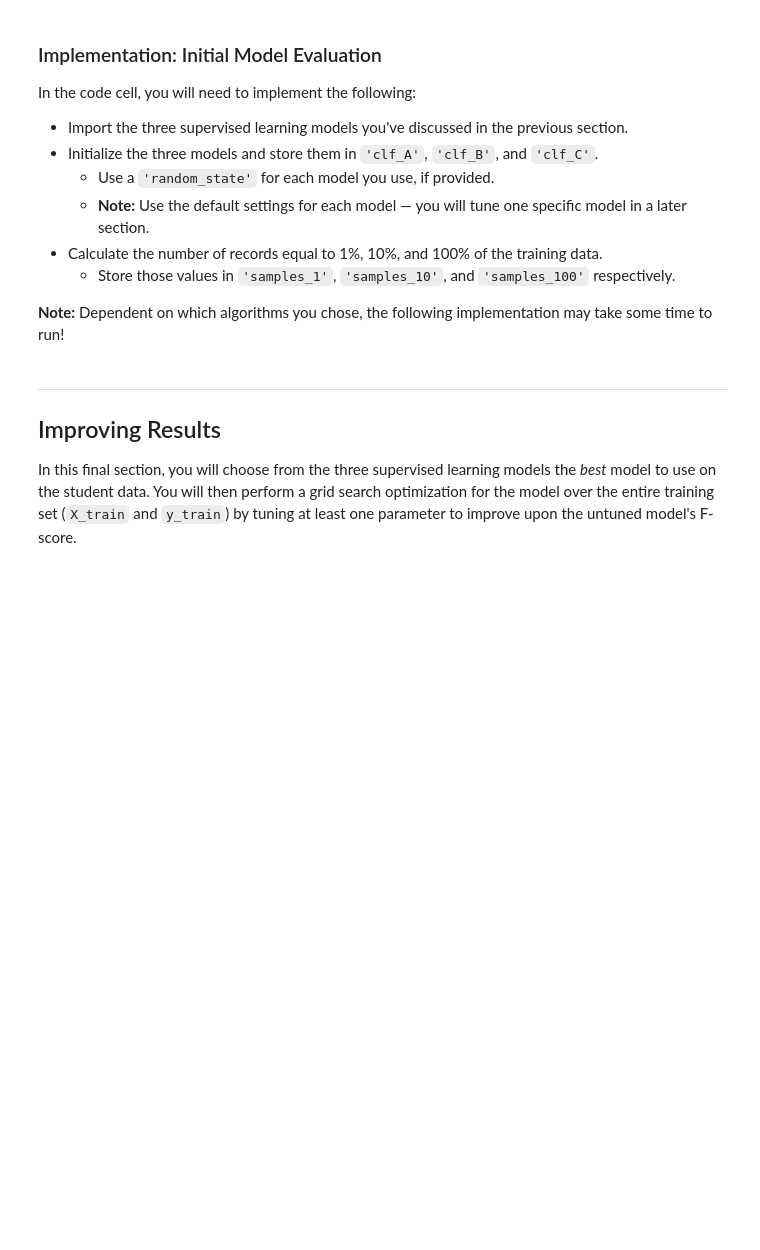
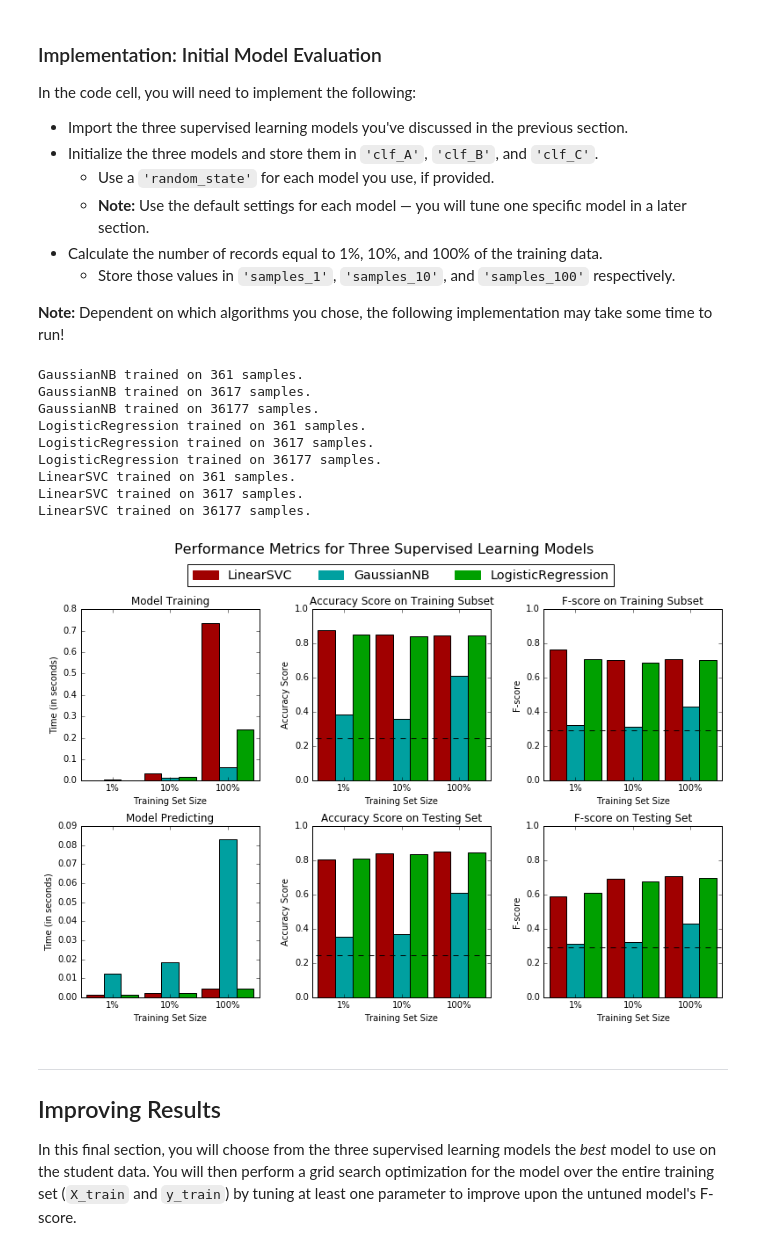
Before and after one commit to gundamkeroro/MLND, a Jupyter notebook: Project 2.Find Donors/finding_donors.ipynb, the cells around one changed output. Cells and saved outputs as stored; diff of their text form; code cells hidden in the pictures; blank space fills up the shorter version.

```diff
--- a/Project 2.Find Donors/finding_donors.ipynb
+++ b/Project 2.Find Donors/finding_donors.ipynb
@@ -189,10 +189,12 @@ Looking at the distribution of classes (those who make at most \$50,000, and tho
 **Note:** You must use the code cell below and assign your results to `'accuracy'` and `'fscore'` to be used later.
 # %%
 # TODO: Calculate accuracy
-accuracy = None
+accuracy = greater_percent / 100.0
 
 # TODO: Calculate F-score using the formula above for beta = 0.5
-fscore = None
+beta = 0.5
+recall = 1
+fscore = (1 + beta ** 2) * (accuracy * recall) / ((beta ** 2 * accuracy) + recall)
 
 # Print the results
 print "Naive Predictor: [Accuracy score: {:.4f}, F-score: {:.4f}]".format(accuracy, fscore)
@@ -290,28 +322,54 @@ In the code cell, you will need to implement the following:
 **Note:** Dependent on which algorithms you chose, the following implementation may take some time to run!
 # %%
 # TODO: Import the three supervised learning models from sklearn
+from sklearn.linear_model import LogisticRegression, SGDClassifier
+from sklearn.svm import LinearSVC, SVC
+from sklearn.ensemble import AdaBoostClassifier, GradientBoostingClassifier
+from sklearn.neighbors import KNeighborsClassifier
+from sklearn.naive_bayes import GaussianNB
+from sklearn.tree import DecisionTreeClassifier
 
 # TODO: Initialize the three models
-clf_A = None
-clf_B = None
-clf_C = None
+clf_A = GaussianNB()
+clf_B = LogisticRegression(random_state = 42)
+clf_C = LinearSVC(random_state = 42)
+
+#clf_A = SVC(random_state = 42)
+#clf_B = KNeighborsClassifier()
+#clf_C = SGDClassifier(random_state = 42)
+
+#clf_A = DecisionTreeClassifier(random_state = 42)
+#clf_B = AdaBoostClassifier(random_state = 42)
+#clf_C = GradientBoostingClassifier(random_state = 42)
 
 # TODO: Calculate the number of samples for 1%, 10%, and 100% of the training data
-samples_1 = None
-samples_10 = None
-samples_100 = None
+samples_1 = int(len(y_train) * 0.01)
+samples_10 = int(len(y_train) * 0.1)
+samples_100 = len(y_train)
 
 # Collect results on the learners
+collection = [clf_A, clf_B, clf_C]
 results = {}
-for clf in [clf_A, clf_B, clf_C]:
+for clf in collection:
     clf_name = clf.__class__.__name__
     results[clf_name] = {}
     for i, samples in enumerate([samples_1, samples_10, samples_100]):
         results[clf_name][i] = \
         train_predict(clf, samples, X_train, y_train, X_test, y_test)
 
 # Run metrics visualization for the three supervised learning models chosen
 vs.evaluate(results, accuracy, fscore)
+# %% [output]
+GaussianNB trained on 361 samples.
+GaussianNB trained on 3617 samples.
+GaussianNB trained on 36177 samples.
+LogisticRegression trained on 361 samples.
+LogisticRegression trained on 3617 samples.
+LogisticRegression trained on 36177 samples.
+LinearSVC trained on 361 samples.
+LinearSVC trained on 3617 samples.
+LinearSVC trained on 36177 samples.
+[figure, added]
 # %% [markdown]
 ----
 ## Improving Results
```
Also changed, not shown: parts of 8 cells of this notebook.
